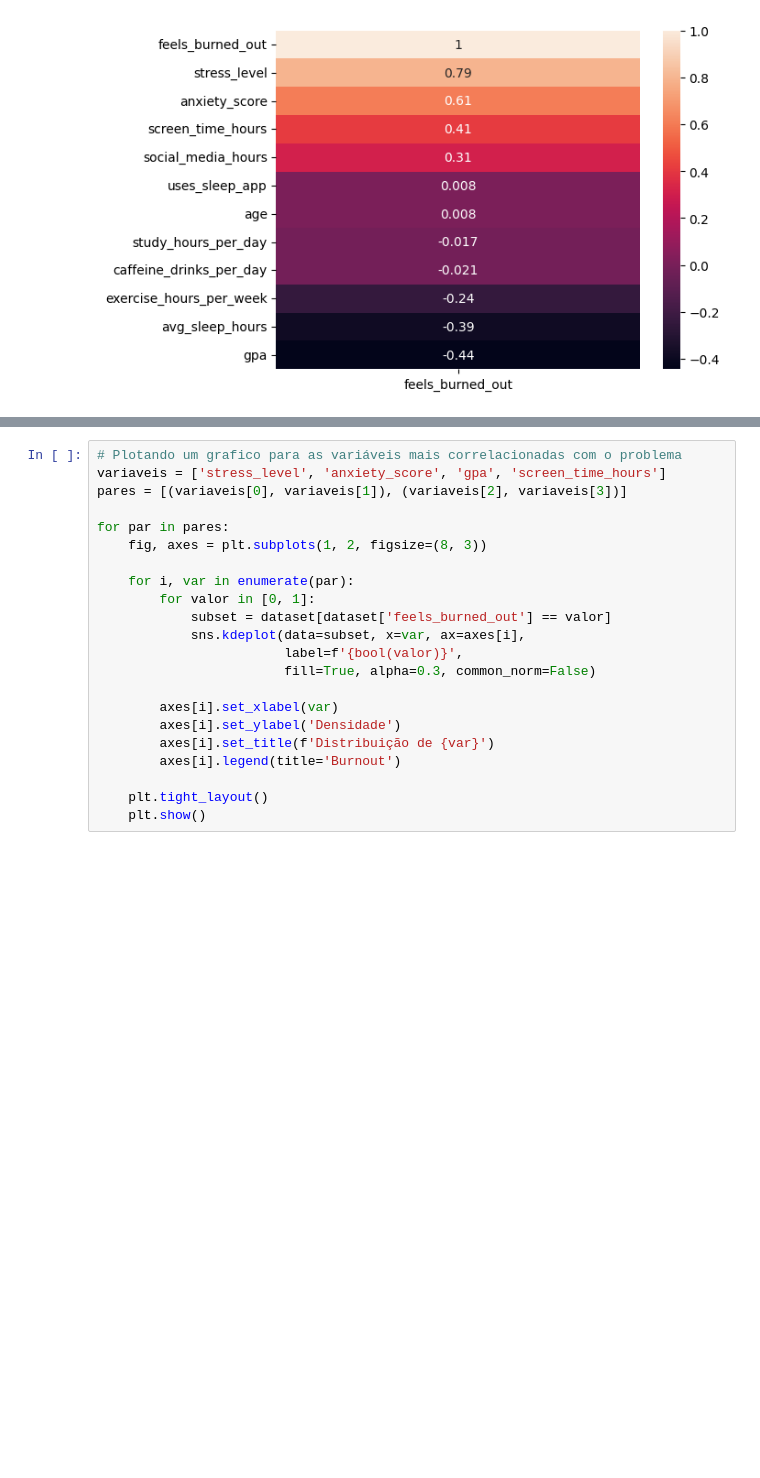
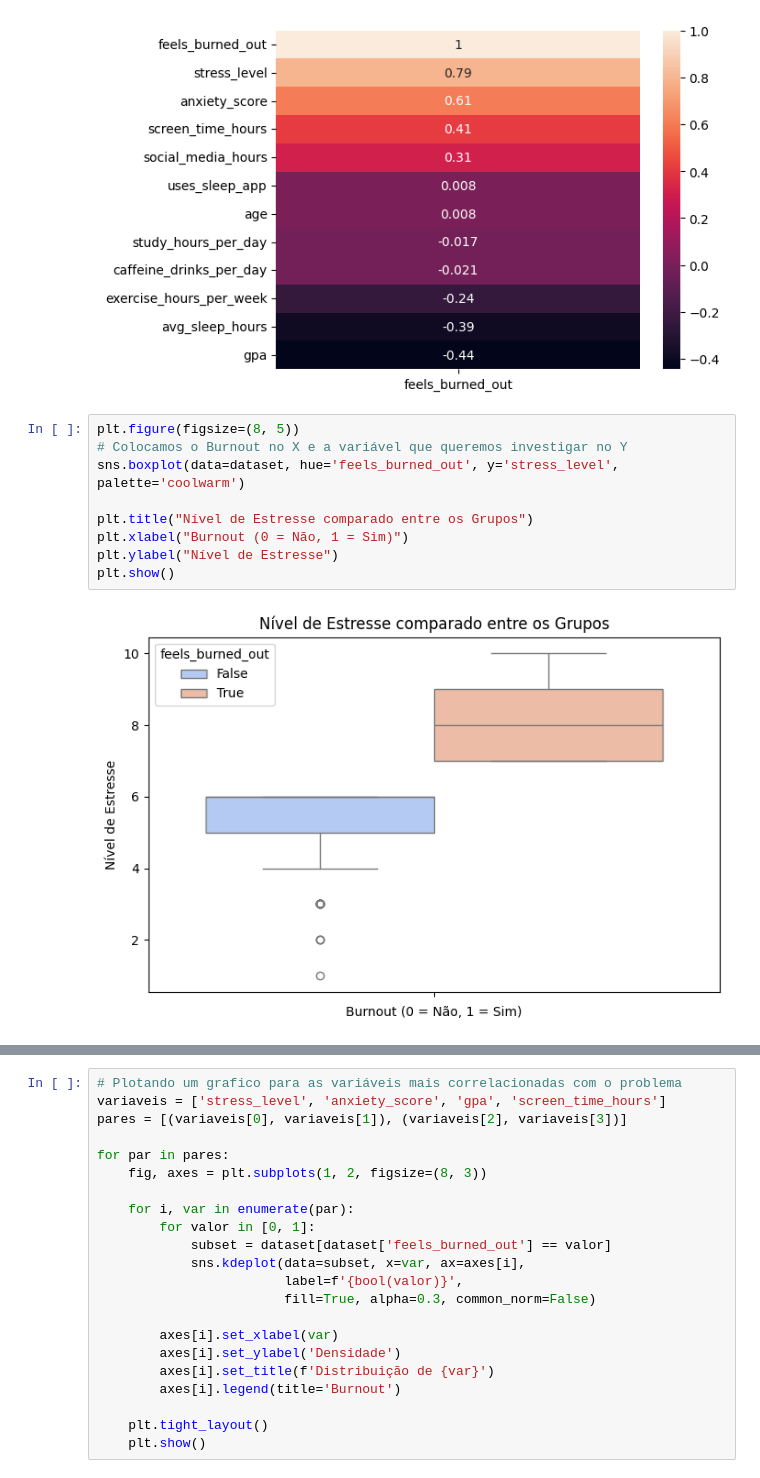
Before and after one commit to BrunuCosta/students_GPA_regression, a Jupyter notebook: students_burnout.ipynb, the cells around one changed output, grey strips where cells are left out. Cells and saved outputs as stored; diff of their text form; blank space fills up the shorter version.

```diff
--- a/students_burnout.ipynb
+++ b/students_burnout.ipynb
@@ -125,6 +130,17 @@ gpa                       -0.443721
 Name: feels_burned_out, dtype: float64
 <Axes: >
 [figure]
+# %%
+plt.figure(figsize=(8, 5))
+# Colocamos o Burnout no X e a variável que queremos investigar no Y
+sns.boxplot(data=dataset, hue='feels_burned_out', y='stress_level', palette='coolwarm')
+
+plt.title("Nível de Estresse comparado entre os Grupos")
+plt.xlabel("Burnout (0 = Não, 1 = Sim)")
+plt.ylabel("Nível de Estresse")
+plt.show()
+# %% [output]
+[figure, added]
 # %%
 # @title
 # AVALIAR SE MANTÉM ESSA PARTE DO CÓDIGO
```
Also changed, not shown: parts of 11 cells of this notebook.
